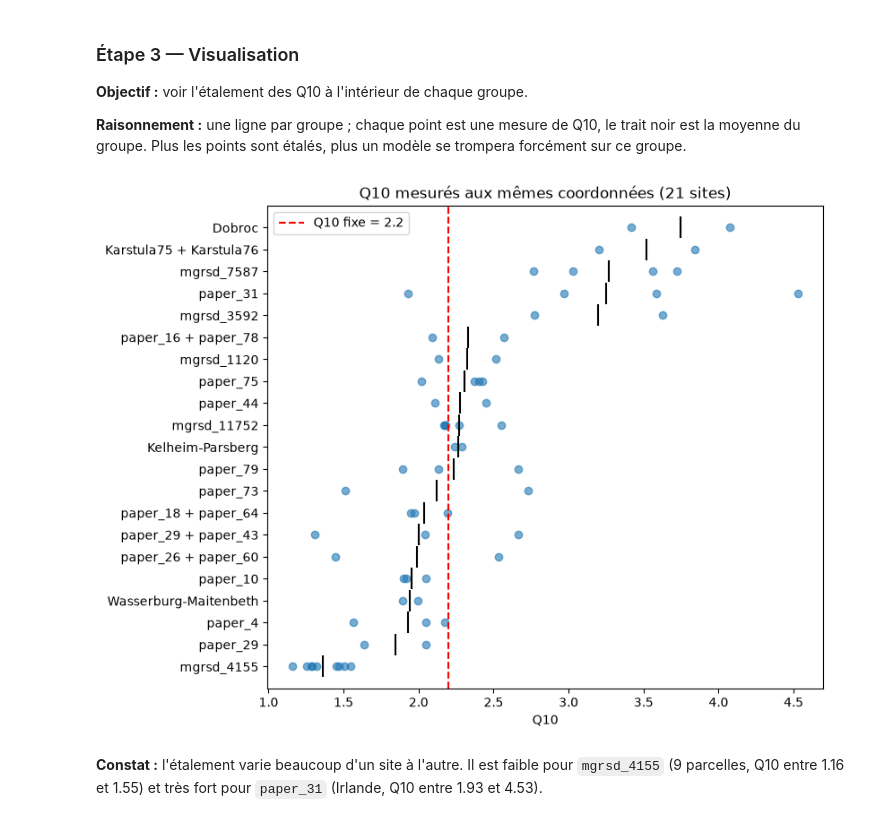
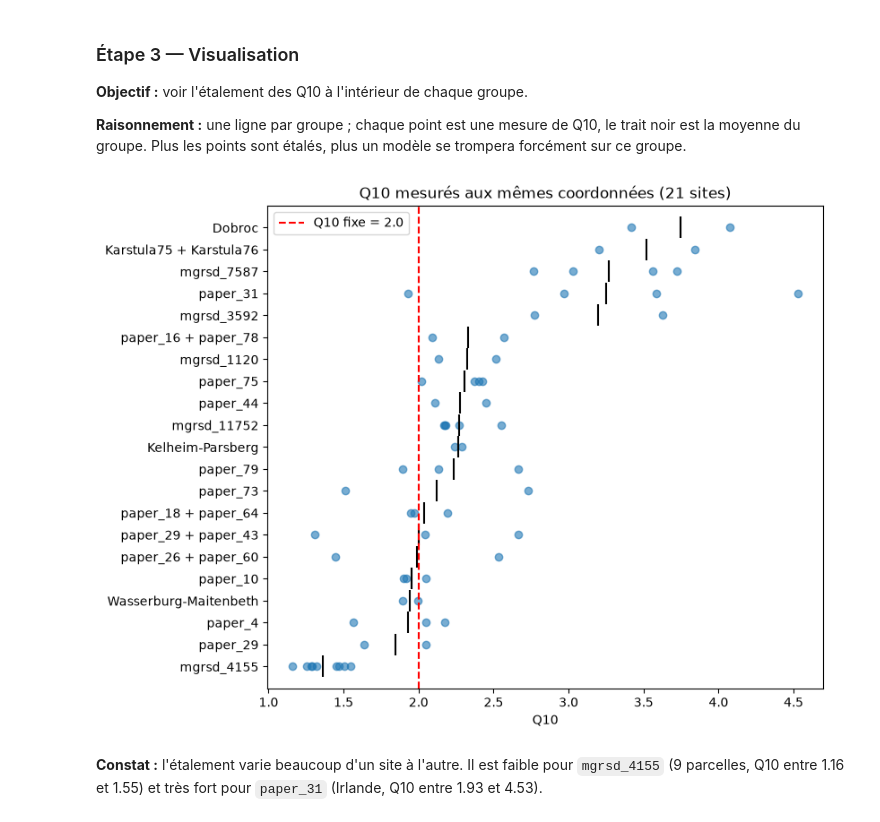
Before and after one commit to yassineerraji/Spatialising-Q10, a Jupyter notebook: notebooks/01_EDA.ipynb, the cells around one changed output. Cells and saved outputs as stored; diff of their text form; code cells hidden in the pictures.

```diff
--- a/notebooks/01_EDA.ipynb
+++ b/notebooks/01_EDA.ipynb
@@ -77,15 +80,15 @@ noms = doublons.groupby("groupe").study.agg(lambda s: " + ".join(s.unique()))[mo
 # %%
 # Graphique : une ligne par groupe, points = mesures de Q10, trait noir = moyenne du groupe
 rang = doublons.groupe.map({g: i for i, g in enumerate(moyennes.index)})
 plt.figure(figsize=(8, 7))
 plt.scatter(doublons.Q10, rang, alpha=0.6)
 plt.scatter(moyennes, range(len(moyennes)), marker="|", s=300, c="k")
-plt.axvline(2.2, ls="--", c="r", label="Q10 fixe = 2.2")
+plt.axvline(Q10_REFERENCE, ls="--", c="r", label=f"Q10 fixe = {Q10_REFERENCE}")
 plt.yticks(range(len(moyennes)), noms)
 plt.xlabel("Q10"); plt.title("Q10 mesurés aux mêmes coordonnées (21 sites)"); plt.legend()
 plt.show()
 # %% [output]
-[figure, old version]
+[figure, new version]
 # %% [markdown]
 **Constat :** l'étalement varie beaucoup d'un site à l'autre. Il est faible pour `mgrsd_4155` (9 parcelles, Q10 entre 1.16 et 1.55) et très fort pour `paper_31` (Irlande, Q10 entre 1.93 et 4.53).
 # %% [markdown]
```
Also changed, not shown: parts of 3 cells of this notebook, 24 other files.
